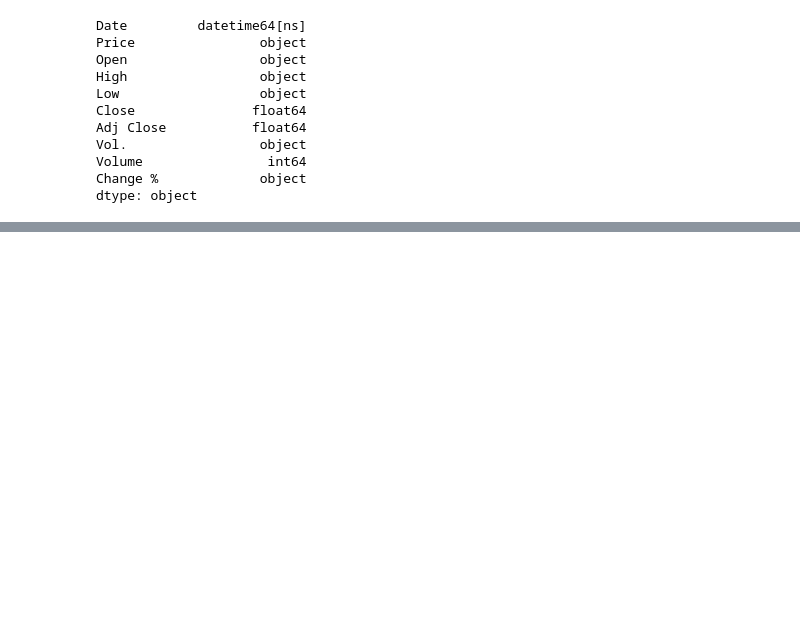
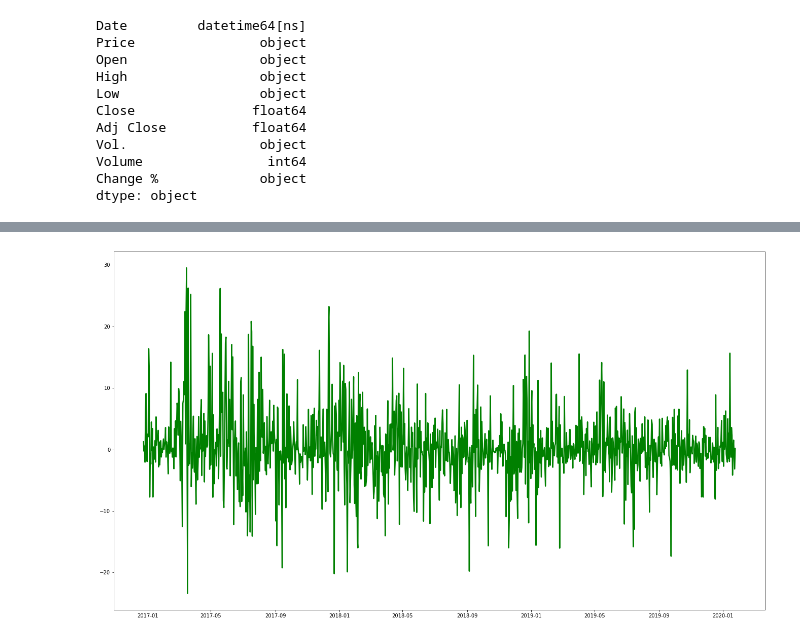
Before and after one commit to ironhack-datalabs/datamex0120, a Jupyter notebook: module-1/web-project/your-code/Untitled.ipynb, the cells around one changed output, grey strips where cells are left out. Saved outputs shown, nothing was run; the diff lists cells and outputs as text; code cells hidden in the pictures; blank space fills up the shorter version.

```diff
--- a/module-1/web-project/your-code/Untitled.ipynb
+++ b/module-1/web-project/your-code/Untitled.ipynb
@@ -138,3 +163,0 @@ plt.show()
-# %%
-final3['Mediana'] = (final3['Open']-final3['Close'])/2
-final3
@@ -154,0 +164,7 @@ final3
+# %%
+plt.figure(figsize=[23,13],edgecolor='black',frameon=False)
+chang = final3['Change %']
+plt.plot(date,chang,linewidth=2.5, label='Low',c='green')
+plt.show()
+# %% [output]
+[figure, added]
```
Also changed, not shown: parts of 13 cells of this notebook.
